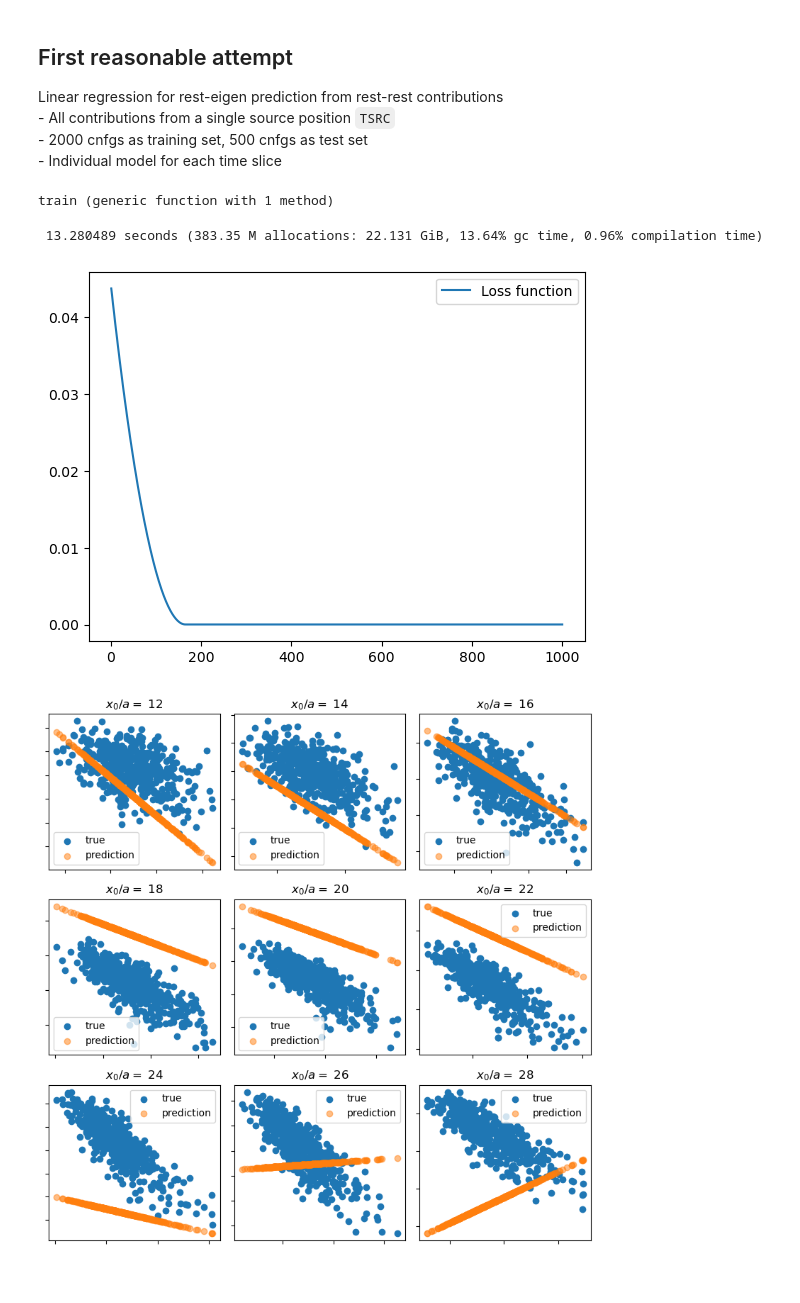
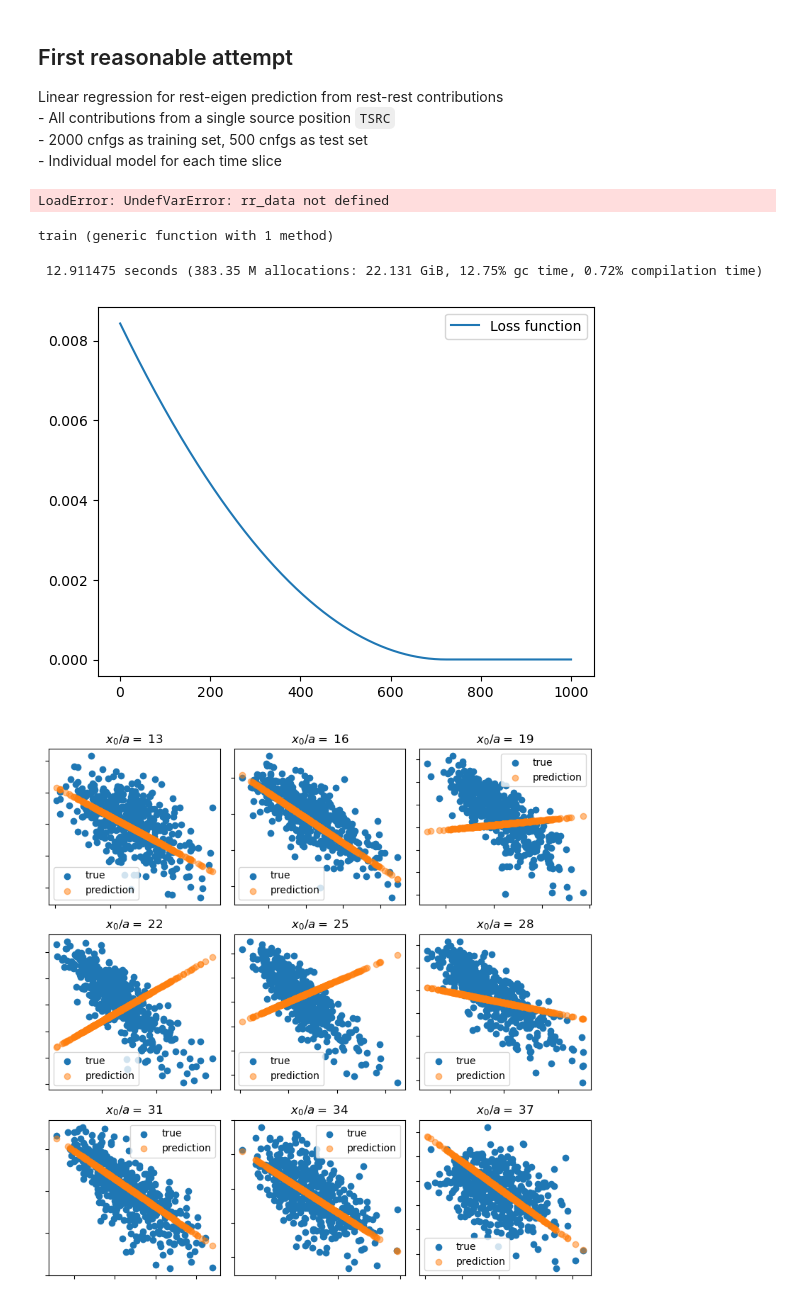
Before and after one commit to Bunniies/LmaPredict.jl, a Jupyter notebook: notebooks/test_LinearModel.jl.ipynb, the cells around one changed output. Cells and saved outputs as stored; diff of their text form; code cells hidden in the pictures.

```diff
--- a/notebooks/test_LinearModel.jl.ipynb
+++ b/notebooks/test_LinearModel.jl.ipynb
@@ -135,3 +173,7 @@ Linear regression for rest-eigen prediction from rest-rest contributions
     - All contributions from a single source position `TSRC`
     - 2000 cnfgs as training set, 500 cnfgs as test set
     - Individual model for each time slice
+# %%
+rr_data
+# %% [output]
+LoadError: UndefVarError: rr_data not defined
@@ -167,7 +224,7 @@ train (generic function with 1 method)
 # %%
 # TRAINING
 EPOCHS = 1000
-ETA = 0.001
+ETA = 0.0001
 
 lss = []
 @time begin
@@ -186,30 +243,30 @@ legend()
 display(gcf())
 close("all")
 # %% [output]
- 13.280489 seconds (383.35 M allocations: 22.131 GiB, 13.64% gc time, 0.96% compilation time)
+ 12.911475 seconds (383.35 M allocations: 22.131 GiB, 12.75% gc time, 0.72% compilation time)
-[figure, old version]
+[figure, new version]
 # %%
 fig = figure(figsize=(8,8))
 
 for k in 1:9
-    TT = 10+2*k
+    TT = 10+3*k
     ii = 330 + k
     ypred = models[TT](hcat(rr_data_test[:,TT]  ...))
     ytrue = hcat(re_data_test[:,TT]...)
 
     subplot(ii)
     ax=gca()
     scatter(rr_data_test[:,TT] , vcat(ytrue...), label="true")
     scatter(rr_data_test[:,TT] , vcat(ypred...), label="prediction", alpha=0.5)
     setp(ax.get_xticklabels(),visible=false) # Disable x tick labels
     setp(ax.get_yticklabels(),visible=false) # Disable y tick label
     title(L"$x_0/a=$"* " $(TT)")
    legend()
 end
 PyPlot.tight_layout()
 display(gcf())
 savefig(joinpath(path_plot, "predict_rr_vs_re.pdf"))
 # savefig(joinpath(path_plot, "ee_vs_re.pdf"))
 close("all")
 # %% [output]
-[figure, old version]
+[figure, new version]
```
Also changed, not shown: parts of 8 cells of this notebook, 11 other files.
